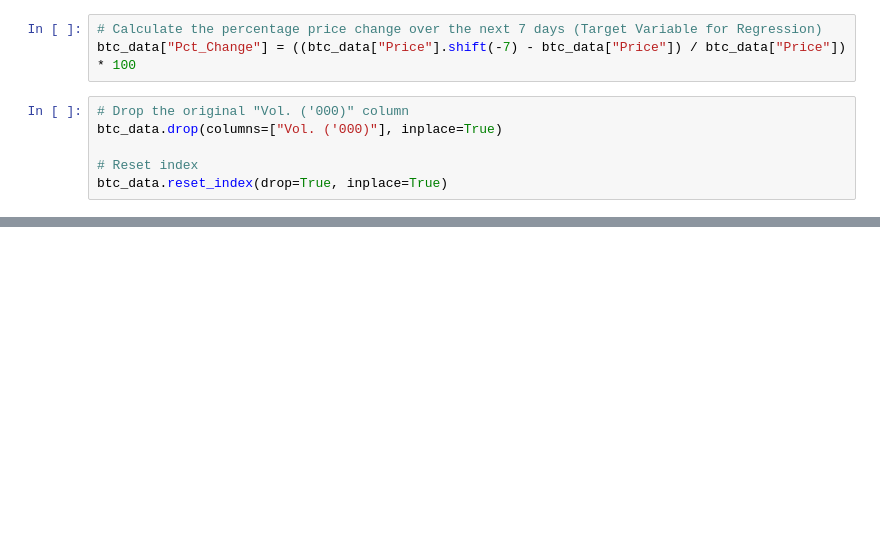
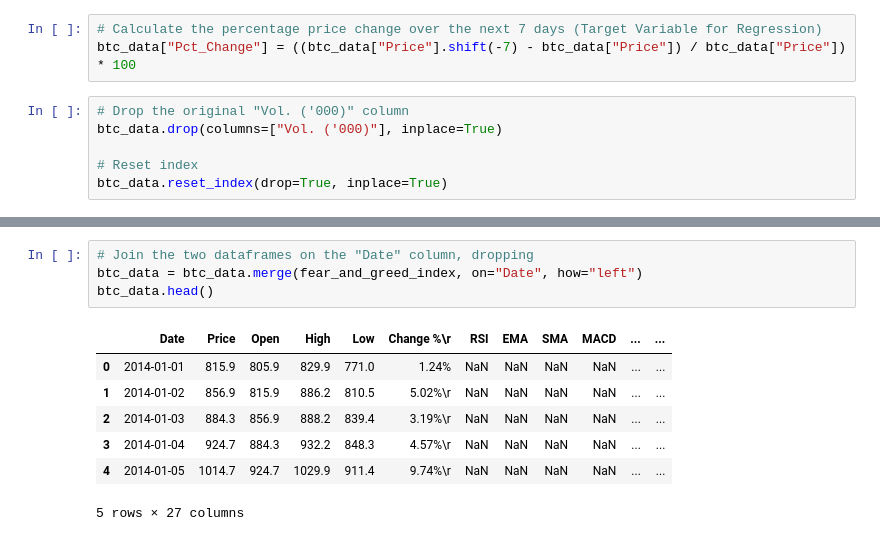
Before and after one commit to Rex-Chan99/Bitcoin_prediction, a Jupyter notebook: Master_dataset.ipynb, the cells around one changed output, grey strips where cells are left out. Drawn from its saved outputs; the diff is of its cells as text; blank space fills up the shorter version.

```diff
--- a/Master_dataset.ipynb
+++ b/Master_dataset.ipynb
@@ -176,0 +197,12 @@ btc_data.tail()
+# %%
+# Join the two dataframes on the "Date" column, dropping
+btc_data = btc_data.merge(fear_and_greed_index, on="Date", how="left")
+btc_data.head()
+# %% [output]
+|  | Date | Price | Open | High | Low | Change %\r | RSI | EMA | SMA | MACD | ... | ... |
+| 0 | 2014-01-01 | 815.9 | 805.9 | 829.9 | 771.0 | 1.24% | NaN | NaN | NaN | NaN | ... | ... |
+| 1 | 2014-01-02 | 856.9 | 815.9 | 886.2 | 810.5 | 5.02%\r | NaN | NaN | NaN | NaN | ... | ... |
+| 2 | 2014-01-03 | 884.3 | 856.9 | 888.2 | 839.4 | 3.19%\r | NaN | NaN | NaN | NaN | ... | ... |
+| 3 | 2014-01-04 | 924.7 | 884.3 | 932.2 | 848.3 | 4.57%\r | NaN | NaN | NaN | NaN | ... | ... |
+| 4 | 2014-01-05 | 1014.7 | 924.7 | 1029.9 | 911.4 | 9.74%\r | NaN | NaN | NaN | NaN | ... | ... |
+5 rows × 27 columns
```
Also changed, not shown: parts of 9 cells of this notebook.
